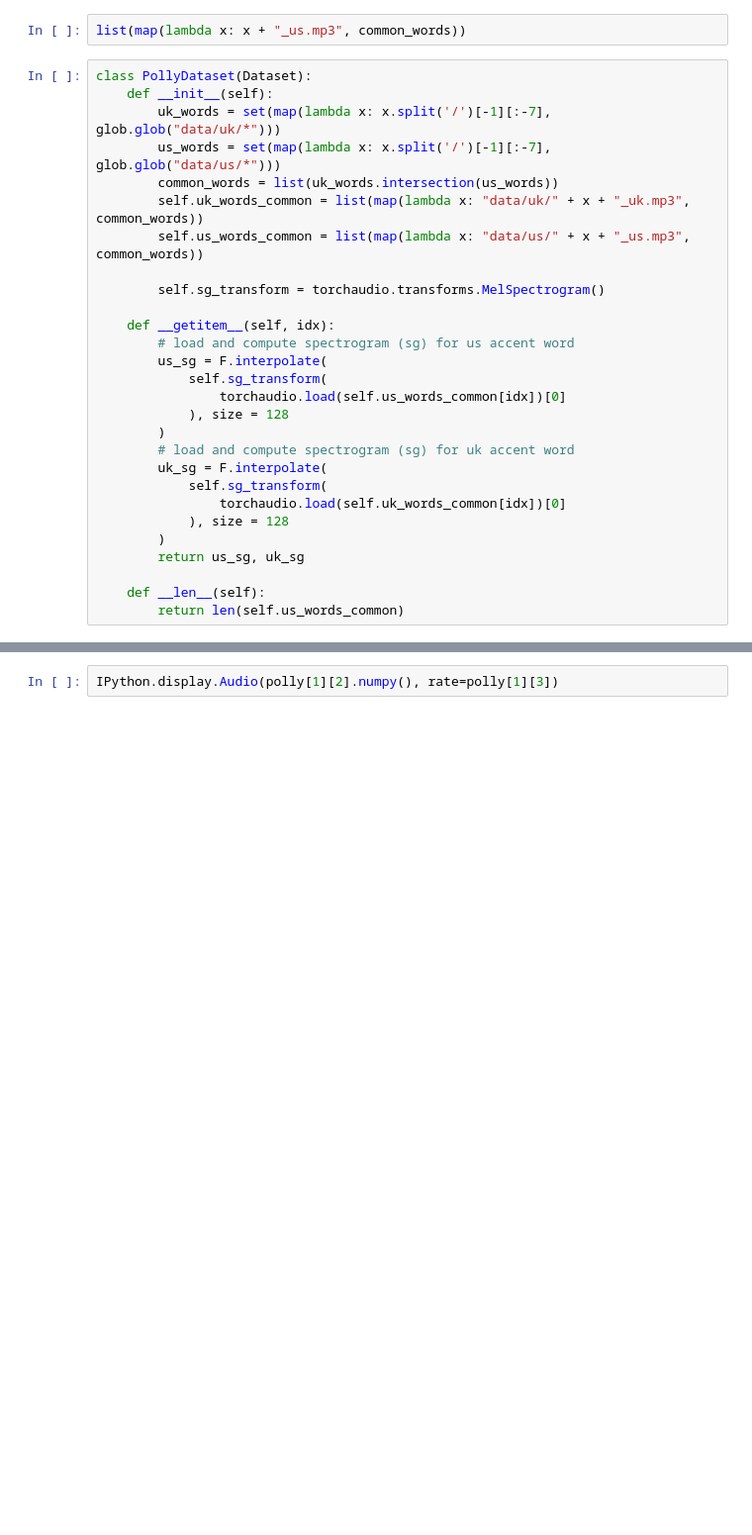
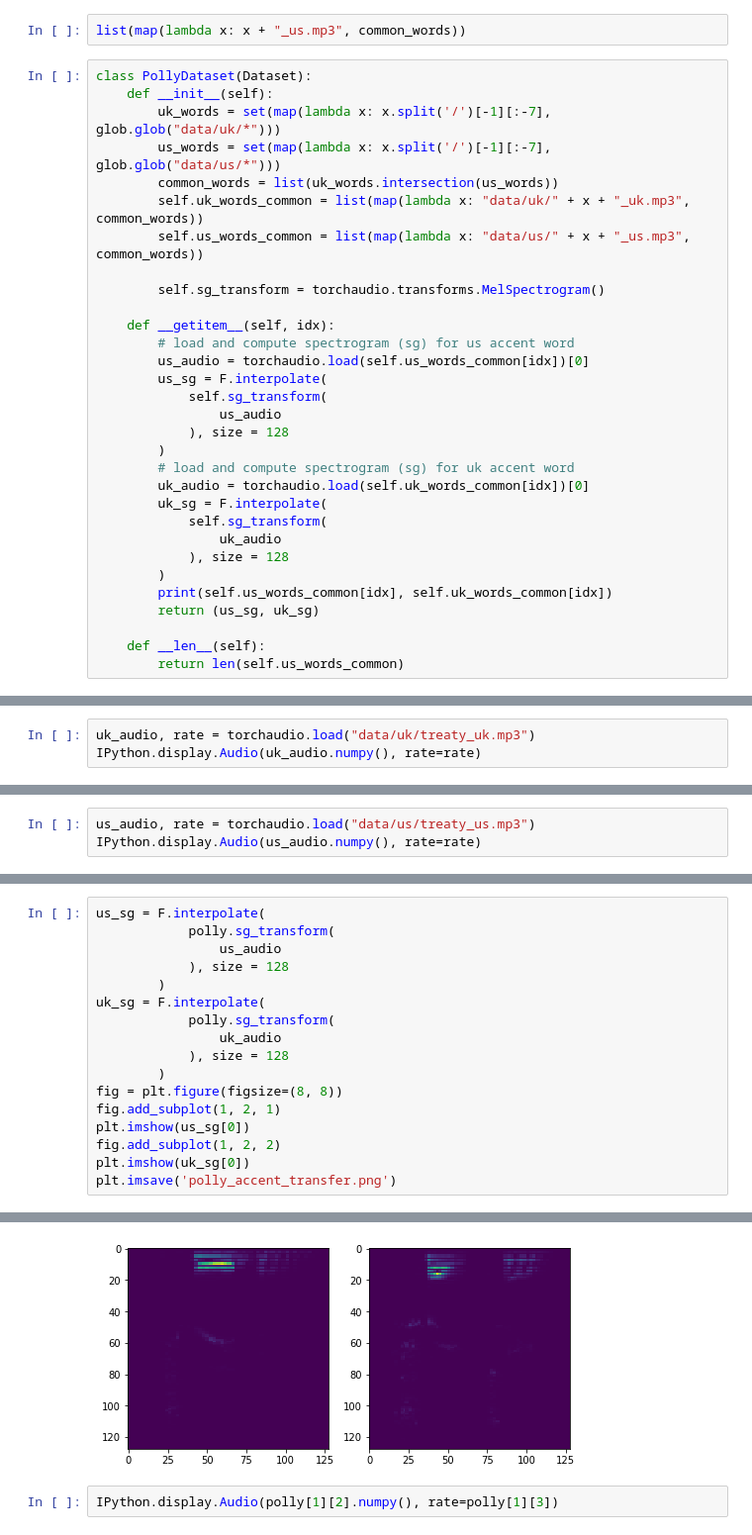
Before and after one commit to bhaprayan/unbabel, a Jupyter notebook: e2e/project_exploration.ipynb, the cells around one changed output, grey strips where cells are left out. Shown at 99% size. Cells and saved outputs as stored; diff of their text form; blank space fills up the shorter version.

```diff
--- a/e2e/project_exploration.ipynb
+++ b/e2e/project_exploration.ipynb
@@ -147,18 +154,21 @@ class PollyDataset(Dataset):
 
     def __getitem__(self, idx):
         # load and compute spectrogram (sg) for us accent word
+        us_audio = torchaudio.load(self.us_words_common[idx])[0]
         us_sg = F.interpolate(
             self.sg_transform(
-                torchaudio.load(self.us_words_common[idx])[0]
+                us_audio
             ), size = 128
         )
         # load and compute spectrogram (sg) for uk accent word
+        uk_audio = torchaudio.load(self.uk_words_common[idx])[0]
         uk_sg = F.interpolate(
             self.sg_transform(
-                torchaudio.load(self.uk_words_common[idx])[0]
+                uk_audio
             ), size = 128
         )
-        return us_sg, uk_sg
+        print(self.us_words_common[idx], self.uk_words_common[idx])
+        return (us_sg, uk_sg)
 
     def __len__(self):
         return len(self.us_words_common)
@@ -181,0 +189,3 @@ IPython.display.Audio(polly[1][0].numpy(), rate=polly[1][1])
+# %%
+uk_audio, rate = torchaudio.load("data/uk/treaty_uk.mp3")
+IPython.display.Audio(uk_audio.numpy(), rate=rate)
@@ -181,0 +194,3 @@ IPython.display.Audio(polly[1][0].numpy(), rate=polly[1][1])
+# %%
+us_audio, rate = torchaudio.load("data/us/treaty_us.mp3")
+IPython.display.Audio(us_audio.numpy(), rate=rate)
@@ -181,0 +199,18 @@ IPython.display.Audio(polly[1][0].numpy(), rate=polly[1][1])
+# %%
+us_sg = F.interpolate(
+            polly.sg_transform(
+                us_audio
+            ), size = 128
+        )
+uk_sg = F.interpolate(
+            polly.sg_transform(
+                uk_audio
+            ), size = 128
+        )
+fig = plt.figure(figsize=(8, 8))
+fig.add_subplot(1, 2, 1)
+plt.imshow(us_sg[0])
+fig.add_subplot(1, 2, 2)
+plt.imshow(uk_sg[0])
+plt.imsave('polly_accent_transfer.png')
+# %% [output]
@@ -182,3 +218,4 @@ IPython.display.Audio(polly[1][0].numpy(), rate=polly[1][1])
+[figure, added]
 # %%
 IPython.display.Audio(polly[1][2].numpy(), rate=polly[1][3])
 # %%
```
Also changed, not shown: parts of 9 cells of this notebook, 6 other files.
